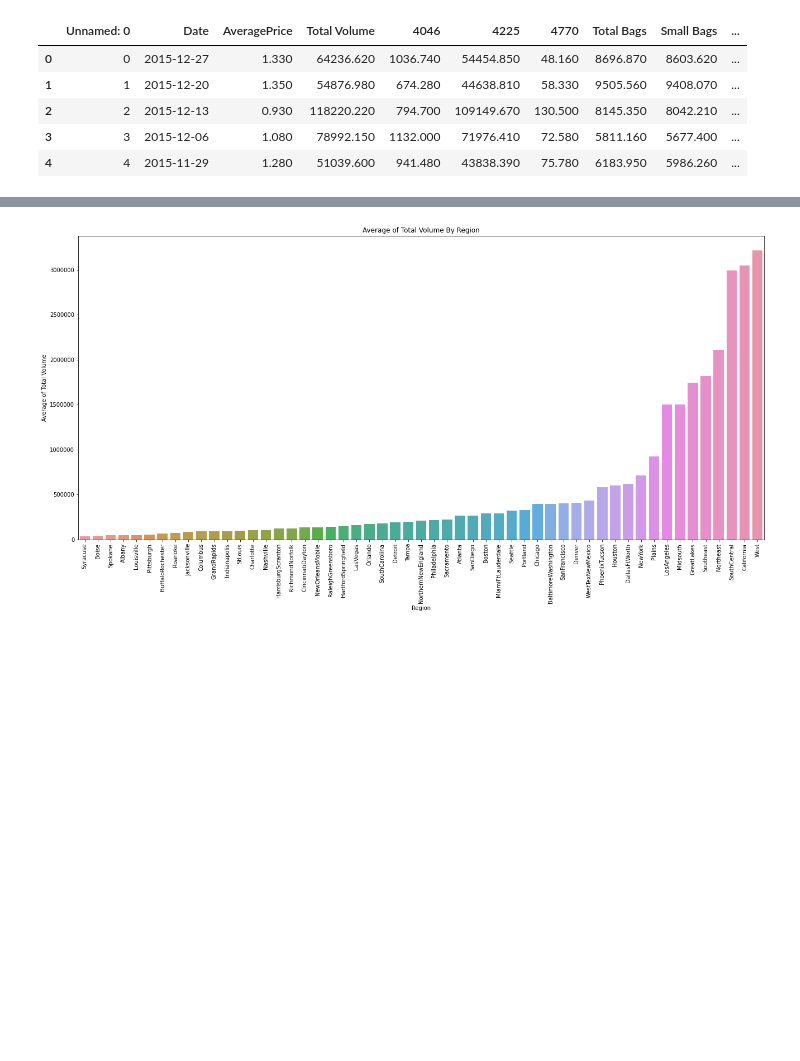
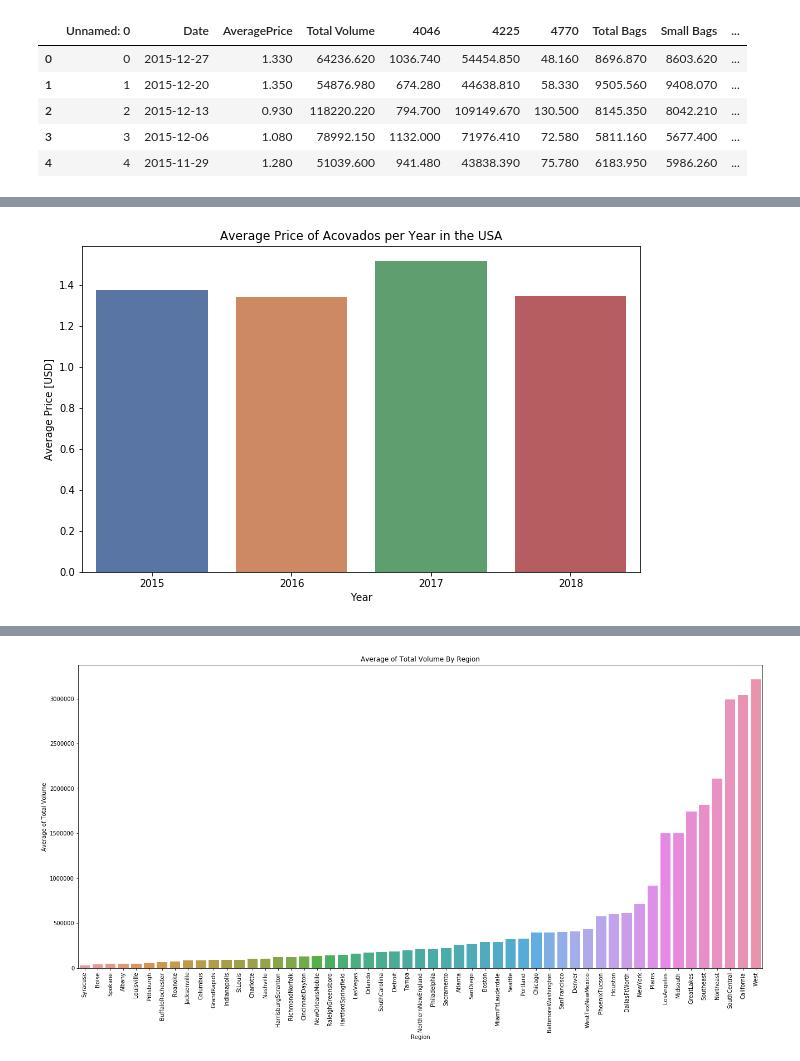
Before and after one commit to sbssai123/avocado-analysis, a Jupyter notebook: avocado_analysis.ipynb, the cells around one changed output, grey strips where cells are left out. Cells and saved outputs as stored; diff of their text form; code cells hidden in the pictures; blank space fills up the shorter version.

```diff
--- a/avocado_analysis.ipynb
+++ b/avocado_analysis.ipynb
@@ -19,0 +34,18 @@ avo_data.head()
+# %%
+# What is the average price of avocados per year?
+avg_price_year = avo_data.groupby('year')['AveragePrice'].mean()
+df = avg_price_year.to_frame()
+df = df.reset_index()
+df = df.sort_values(by=['AveragePrice'])
+
+# Format the plot to display
+plt.figure(figsize=(10,6))
+ax = sns.barplot(x=df["year"], y=df["AveragePrice"], palette="deep")
+plt.xticks(rotation=0)
+plt.xlabel('Year')
+plt.ylabel('Average Price [USD]')
+plt.ticklabel_format(style='plain', axis='y')
+plt.title('Average Price of Acovados per Year in the USA')
+plt.show()
+# %% [output]
+[figure, added]
```
Also changed, not shown: parts of 8 cells of this notebook.
